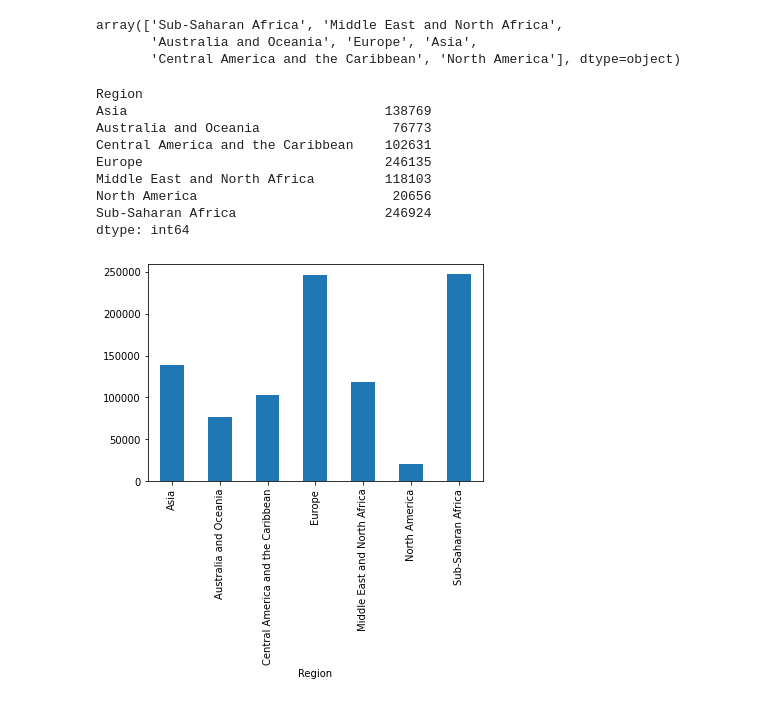
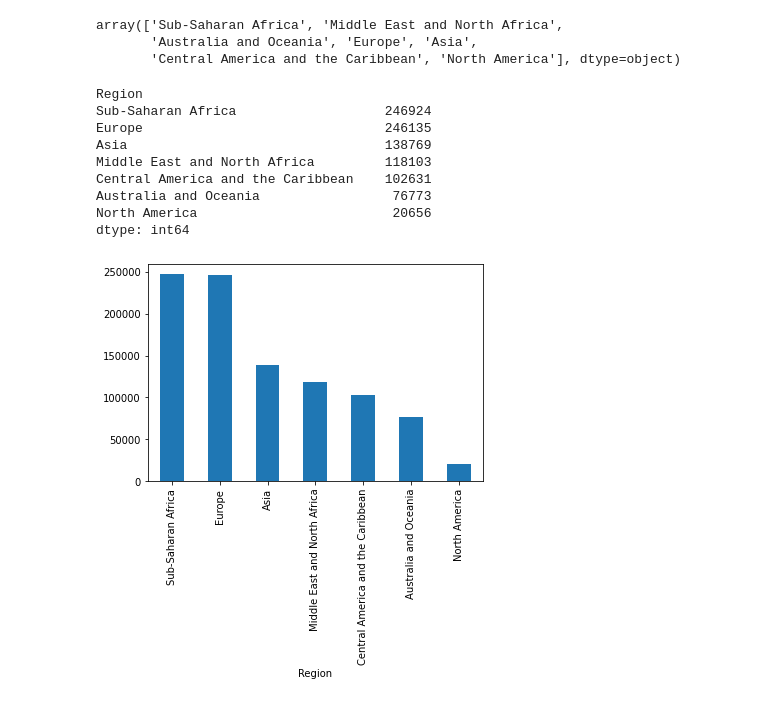
Before and after one commit to AimanHafizi619/My-Work, a Jupyter notebook: EDA_for_1M_Sales.ipynb, the cells around one changed output. Saved outputs shown, nothing was run; the diff lists cells and outputs as text; code cells hidden in the pictures.

```diff
--- a/EDA_for_1M_Sales.ipynb
+++ b/EDA_for_1M_Sales.ipynb
@@ -89,16 +89,16 @@ array(['Sub-Saharan Africa', 'Middle East and North Africa',
        'Australia and Oceania', 'Europe', 'Asia',
        'Central America and the Caribbean', 'North America'], dtype=object)
 # %%
-df.groupby('Region').size().plot.bar()
-df.groupby('Region').size()
+df.groupby('Region').size().sort_values(ascending=False).plot.bar()
+df.groupby('Region').size().sort_values(ascending=False)
 # %% [output]
 Region
+Sub-Saharan Africa                   246924
+Europe                               246135
 Asia                                 138769
+Middle East and North Africa         118103
+Central America and the Caribbean    102631
 Australia and Oceania                 76773
-Central America and the Caribbean    102631
-Europe                               246135
-Middle East and North Africa         118103
 North America                         20656
-Sub-Saharan Africa                   246924
 dtype: int64
-[figure, old version]
+[figure, new version]
```
